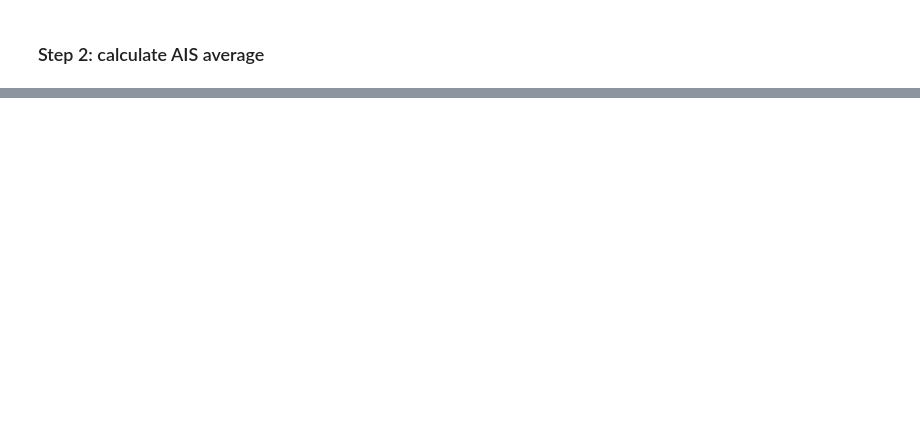
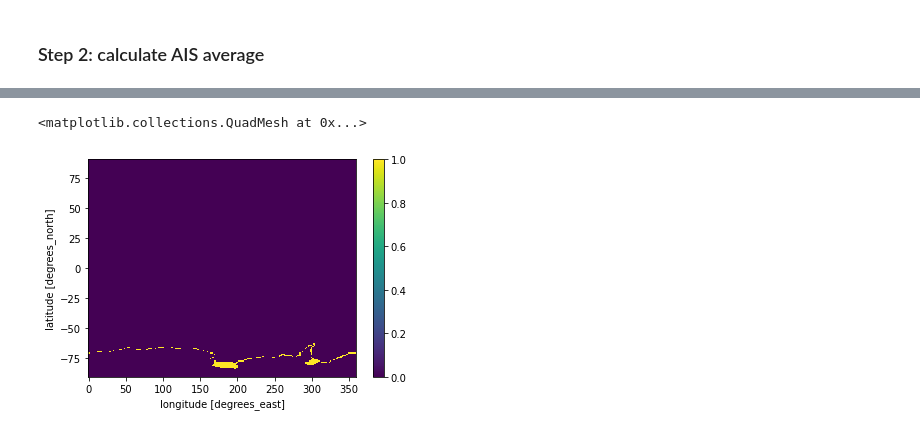
Before and after one commit to lvankampenhout/cesm_ext_ais, a Jupyter notebook: example notebook Nikola.ipynb, the cells around one changed output, grey strips where cells are left out. Cells and saved outputs as stored; diff of their text form; code cells hidden in the pictures; blank space fills up the shorter version.

```diff
--- a/example notebook Nikola.ipynb
+++ b/example notebook Nikola.ipynb
@@ -134,0 +158,7 @@ plt.legend()
+# %%
+ais_oro = ds.orog*ais_mask
+# %%
+xr.where((ais_oro > 0.1) * (ais_oro < 100), 1, 0).plot()
+# %% [output]
+<matplotlib.collections.QuadMesh at 0x...>
+[figure, added]
```
Also changed, not shown: parts of 15 cells of this notebook.
